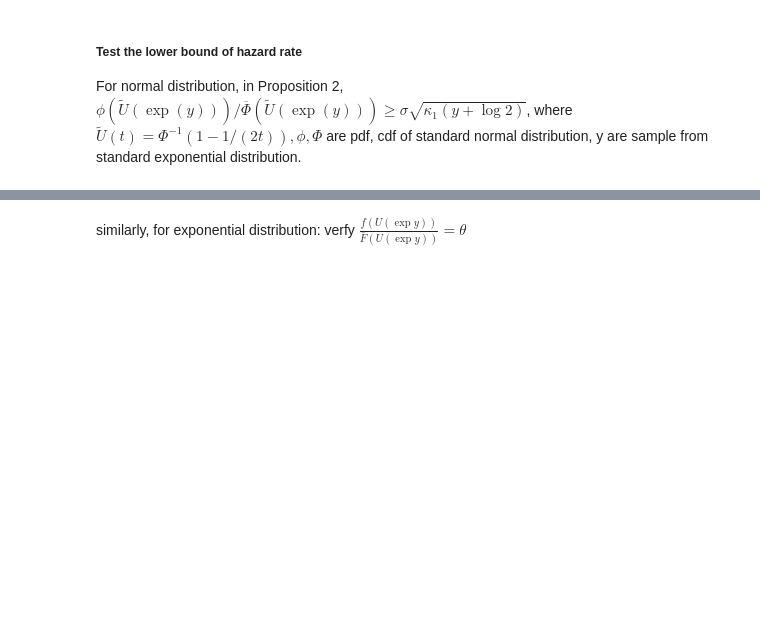
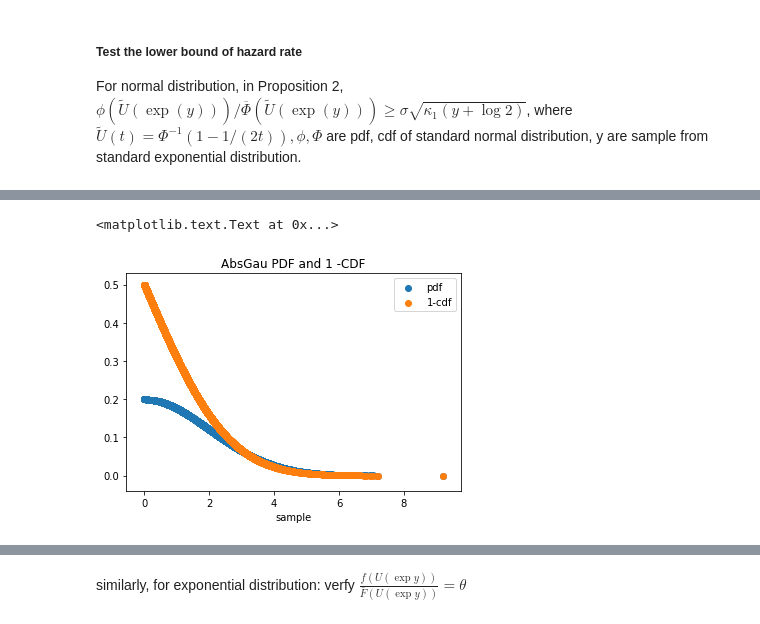
Before and after one commit to chengsoonong/eheye, a Jupyter notebook: UCB/OS_UCB/Sanity_test.ipynb, the cells around one changed output, grey strips where cells are left out. Saved outputs shown, nothing was run; the diff lists cells and outputs as text; code cells hidden in the pictures; blank space fills up the shorter version.

```diff
--- a/UCB/OS_UCB/Sanity_test.ipynb
+++ b/UCB/OS_UCB/Sanity_test.ipynb
@@ -89,0 +105,12 @@ plt.ylabel('hazard rate')
+# %%
+# cannot imply pdf > 1 -cdf
+
+plt.scatter(AbsGau_samples, pdf_list, label = 'pdf')
+plt.scatter(AbsGau_samples, survival_list, label = '1-cdf')
+plt.legend()
+plt.title('AbsGau PDF and 1 -CDF')
+plt.xlabel('sample')
+#plt.ylabel('hazard rate')
+# %% [output]
+<matplotlib.text.Text at 0x...>
+[figure, added]
```
Also changed, not shown: parts of 21 cells of this notebook, 7 other files.
